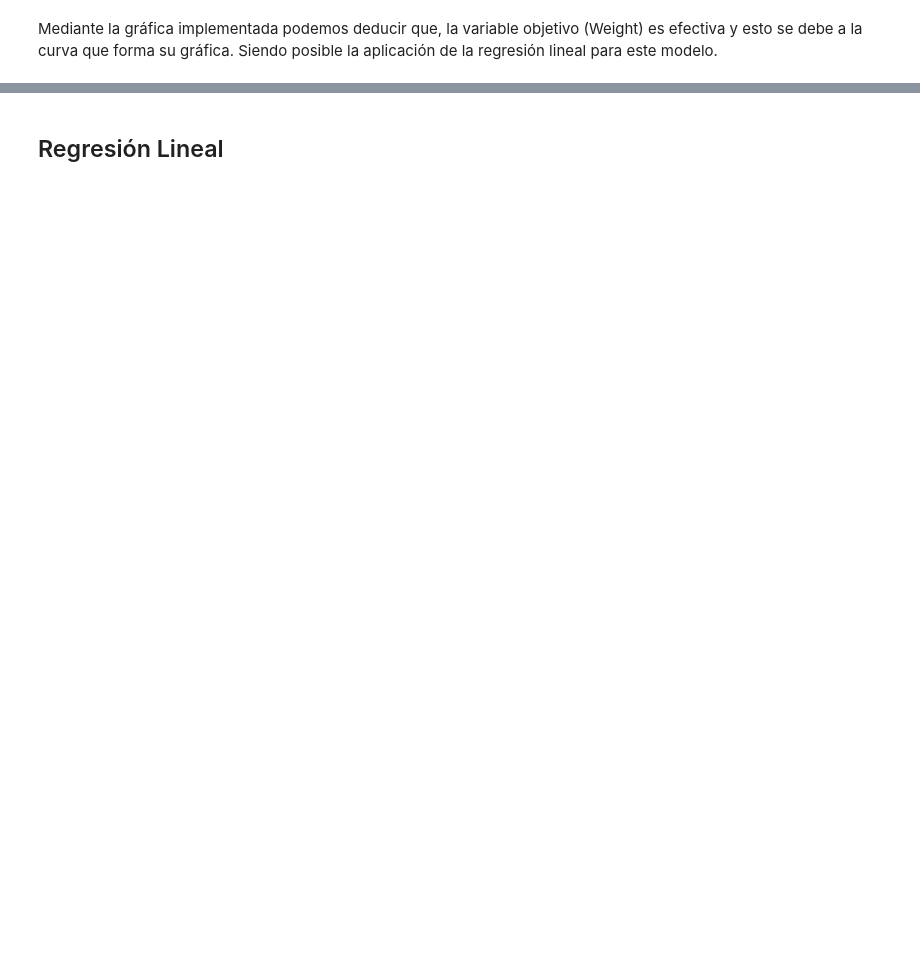
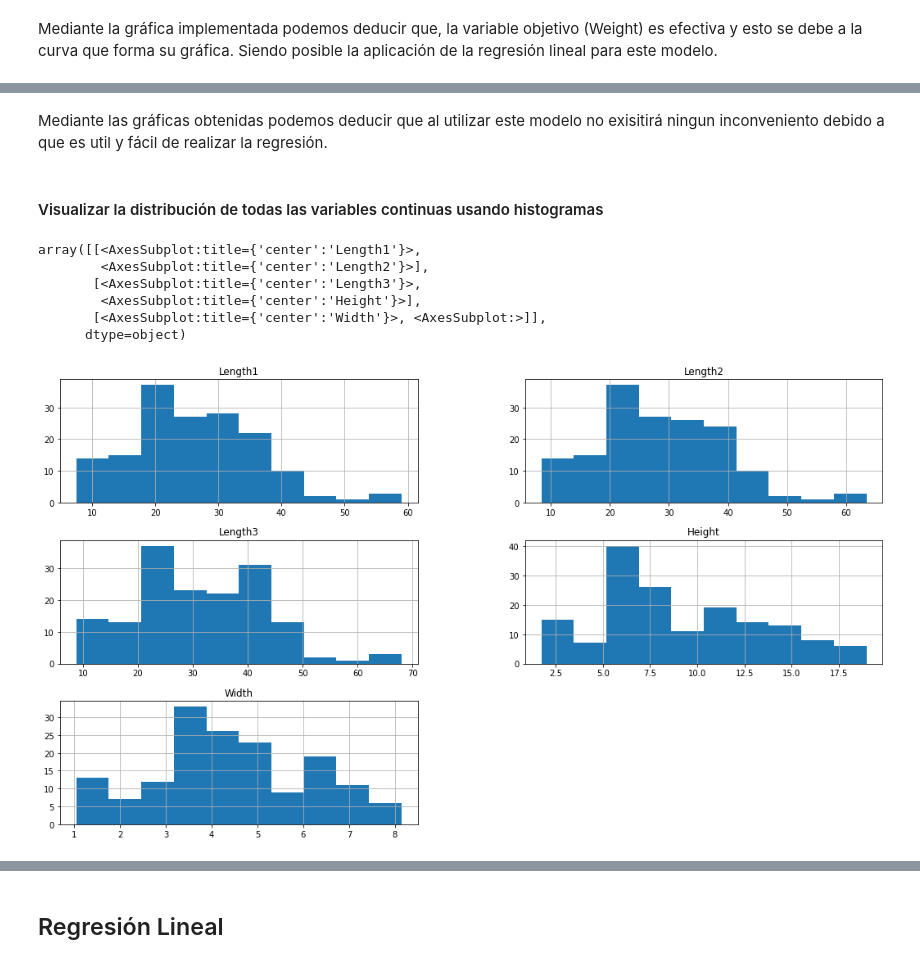
Before and after one commit to gbheredia22Z/HerediaG_RegresionLineal, a Jupyter notebook: [NRC_6278]_GenesisHeredia_Lab3.ipynb, the cells around one changed output, grey strips where cells are left out. Drawn from its saved outputs; the diff is of its cells as text; code cells hidden in the pictures; blank space fills up the shorter version.

```diff
--- a/[NRC_6278]_GenesisHeredia_Lab3.ipynb
+++ b/[NRC_6278]_GenesisHeredia_Lab3.ipynb
@@ -198,0 +218,15 @@ dtype: int64
+# %% [markdown]
+Mediante las gráficas obtenidas podemos deducir que al utilizar este modelo no exisitirá ningun inconveniento debido a que es util y fácil de realizar la regresión.
+# %% [markdown]
+#### Visualizar la distribución de todas las variables continuas usando histogramas
+# %%
+#Histograma de variables continuas
+FishLinear.hist(['Length1','Length2', 'Length3','Height','Width'], figsize=(18,10))
+# %% [output]
+array([[<AxesSubplot:title={'center':'Length1'}>,
+        <AxesSubplot:title={'center':'Length2'}>],
+       [<AxesSubplot:title={'center':'Length3'}>,
+        <AxesSubplot:title={'center':'Height'}>],
+       [<AxesSubplot:title={'center':'Width'}>, <AxesSubplot:>]],
+      dtype=object)
+[figure, added]
```
Also changed, not shown: parts of 54 cells of this notebook.
